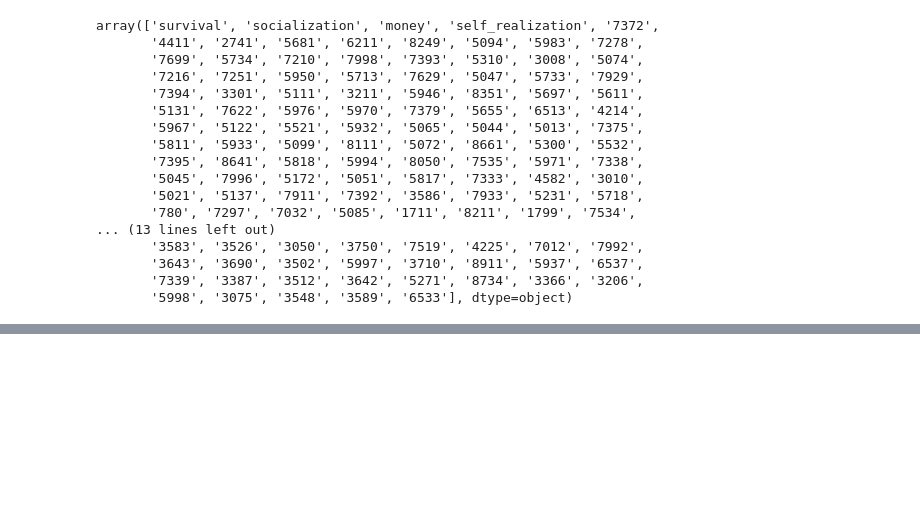
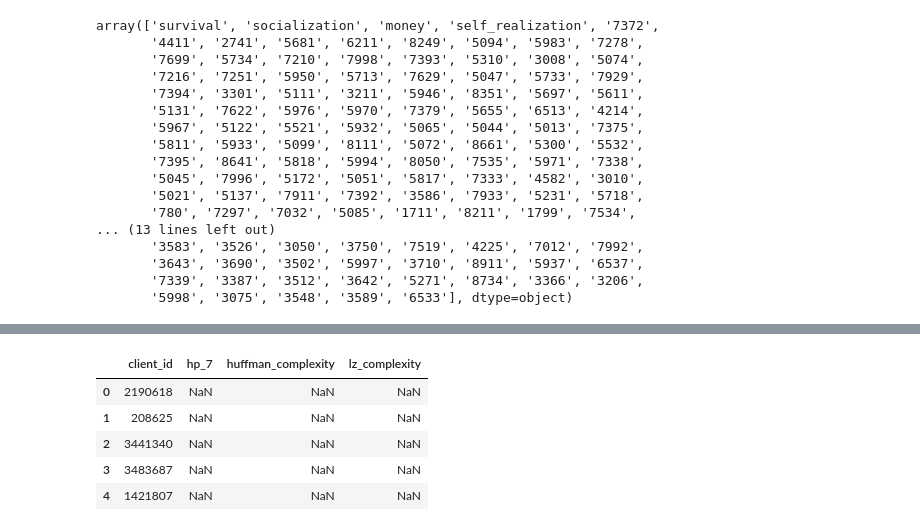
Before and after one commit to Liana2707/consumer-behavior-kolmogorov, a Jupyter notebook: example.ipynb, the cells around one changed output, grey strips where cells are left out. Saved outputs shown, nothing was run; the diff lists cells and outputs as text; code cells hidden in the pictures; blank space fills up the shorter version.

```diff
--- a/example.ipynb
+++ b/example.ipynb
@@ -351,0 +153,3 @@ result_df.to_csv('out_2.csv')
+# %%
+clients = list(new_df['client'].value_counts().index)
+num_clients = len(clients)
@@ -352,6 +213,13 @@ result_df.to_csv('out_2.csv')
 # %%
 results_df = pd.DataFrame(
-        columns=['client_id'] + [f'f1_{horizon}' for horizon in forecast_horizons] +
-    [f'huffman_complexity']
+        columns=['client_id'] + [f'hp_{horizon}' for horizon in forecast_horizons] + ['huffman_complexity', 'lz_complexity']
 )
-results_df['client_id'] = list(data['client'].value_counts().index)
+results_df['client_id'] = clients
+results_df.head(5)
+# %% [output]
+|  | client_id | hp_7 | huffman_complexity | lz_complexity |
+| 0 | 2190618 | NaN | NaN | NaN |
+| 1 | 208625 | NaN | NaN | NaN |
+| 2 | 3441340 | NaN | NaN | NaN |
+| 3 | 3483687 | NaN | NaN | NaN |
+| 4 | 1421807 | NaN | NaN | NaN |
```
Also changed, not shown: parts of 55 cells of this notebook, 5 other files.
